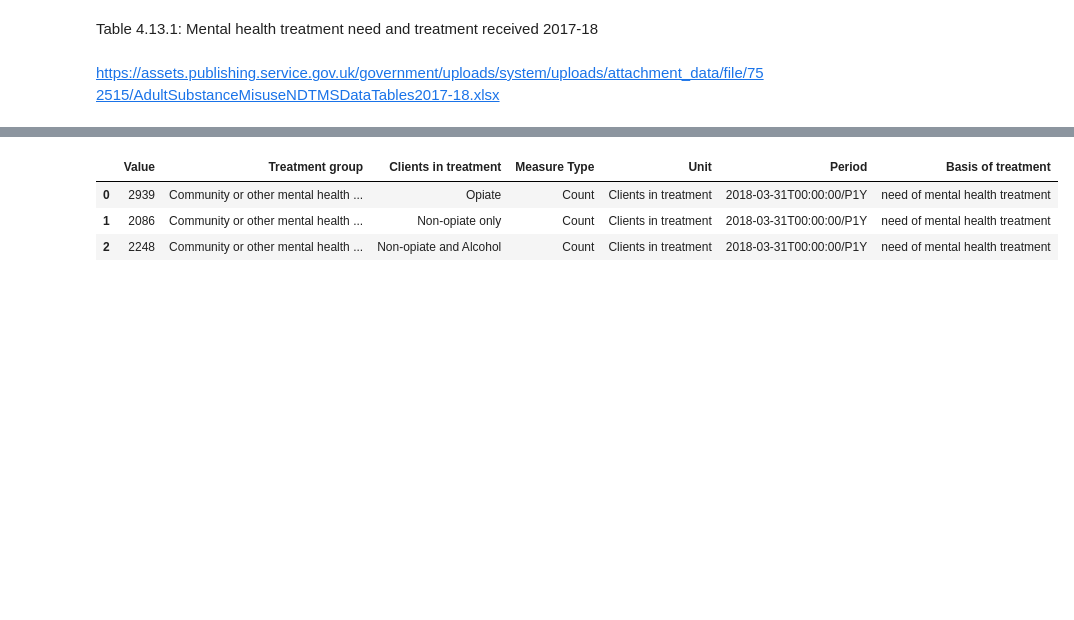
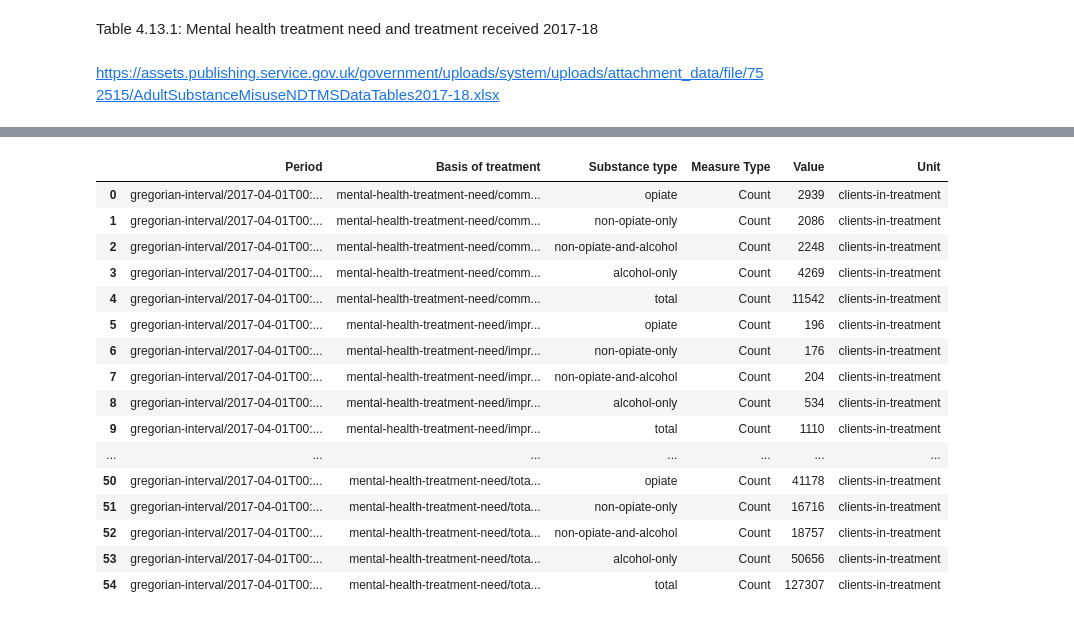
Before and after one commit to GSS-Cogs/PHE-Adult-drug-and-alcohol-treatment-statistics, a Jupyter notebook: Table 4.13.1.ipynb, the cells around one changed output, grey strips where cells are left out. Saved outputs shown, nothing was run; the diff lists cells and outputs as text; code cells hidden in the pictures; blank space fills up the shorter version.

```diff
--- a/Table 4.13.1.ipynb
+++ b/Table 4.13.1.ipynb
@@ -21,9 +21,8 @@ Dimensions = [
             HDim(Substance,'Treatment group',DIRECTLY,LEFT),
             HDim(Clients,'Clients in treatment',CLOSEST,LEFT),
             HDimConst('Measure Type','Count'),
-            HDimConst('Unit','Clients in treatment'),
-            HDimConst('Period', '2018-03-31T00:00:00/P1Y'),
-            HDimConst('Basis of treatment','need of mental health treatment')
+            HDimConst('Unit','clients-in-treatment'),
+            HDimConst('Period', 'gregorian-interval/2017-04-01T00:00:00/P1Y')
             ]
 # %%
 c1 = ConversionSegment(observations, Dimensions, processTIMEUNIT=True)
@@ -59,10 +58,50 @@ new_table['Value'] = new_table['Value'].astype(int)
 new_table['Value'] = new_table['Value'].map(lambda x:''
                                   if (x == '-')
                                   else int(x))
+# %%
+new_table['Basis of treatment'] = new_table['Treatment group'].map(
+    lambda x: {
+        'Mental health treatment need':'mental-health-treatment-need',
+        'Community or other mental health services':'mental-health-treatment-need/community-or-other-mental-health-services',
+        'Improving Access to Psychological Therapies (IAPT)':'mental-health-treatment-need/improving-access-to-psychological-therapies-iapt',
+        'Primary care mental health treatment':'mental-health-treatment-need/primary-care-mental-health-treatment',
+        'NICE recommended mental health treatment':'mental-health-treatment-need/nice-recommended-mental-health-treatment',
+        'Identified space in a health based place of safety for mental health crises':'mental-health-treatment-need/identified-space-in-a-health-based-place-of-safety-for-mental-health-crises',
+        'Total individuals receiving any treatment for mental health':'mental-health-treatment-need/total-individuals-receiving-any-treatment-for-mental-health',
+        'No treatment received for a mental health treatment need':'mental-health-treatment-need/no-treatment-received-for-a-mental-health-treatment-need',
+        'Missing':'mental-health-treatment-need/missing',
+        'Total':'mental-health-treatment-need/total',
+        'Total individuals needing mental health treatment':'mental-health-treatment-need/total-individuals-needing-mental-health-treatment',
+        'Total number of new presentations':'mental-health-treatment-need/total-number-of-new-presentations',
+        }.get(x, x))
+# %%
+import urllib.request as request
+import csv
+import io
+import requests
+vrl="https://raw.githubusercontent.com/ONS-OpenData/ref_alcohol/master/codelists/substance-type.csv"
+t=requests.get(vrl).content
+g=pd.read_csv(io.StringIO(t.decode('utf-8')))
+new_table = pd.merge(new_table, g, how = 'left', left_on = 'Clients in treatment', right_on = 'Label')
+new_table.columns = ['Substance type' if x=='Notation' else x for x in new_table.columns]
+new_table = new_table[['Period','Basis of treatment','Substance type','Measure Type','Value','Unit']]
 # %%
-new_table.head(3)
+new_table
 # %% [output]
-|  | Value | Treatment group | Clients in treatment | Measure Type | Unit | Period | Basis of treatment |
-| 0 | 2939 | Community or other mental health ... | Opiate | Count | Clients in treatment | 2018-03-31T00:00:00/P1Y | need of mental health treatment |
-| 1 | 2086 | Community or other mental health ... | Non-opiate only | Count | Clients in treatment | 2018-03-31T00:00:00/P1Y | need of mental health treatment |
-| 2 | 2248 | Community or other mental health ... | Non-opiate and Alcohol | Count | Clients in treatment | 2018-03-31T00:00:00/P1Y | need of mental health treatment |
+|  | Period | Basis of treatment | Substance type | Measure Type | Value | Unit |
+| 0 | gregorian-interval/2017-04-01T00:... | mental-health-treatment-need/comm... | opiate | Count | 2939 | clients-in-treatment |
+| 1 | gregorian-interval/2017-04-01T00:... | mental-health-treatment-need/comm... | non-opiate-only | Count | 2086 | clients-in-treatment |
+| 2 | gregorian-interval/2017-04-01T00:... | mental-health-treatment-need/comm... | non-opiate-and-alcohol | Count | 2248 | clients-in-treatment |
+| 3 | gregorian-interval/2017-04-01T00:... | mental-health-treatment-need/comm... | alcohol-only | Count | 4269 | clients-in-treatment |
+| 4 | gregorian-interval/2017-04-01T00:... | mental-health-treatment-need/comm... | total | Count | 11542 | clients-in-treatment |
+| 5 | gregorian-interval/2017-04-01T00:... | mental-health-treatment-need/impr... | opiate | Count | 196 | clients-in-treatment |
+| 6 | gregorian-interval/2017-04-01T00:... | mental-health-treatment-need/impr... | non-opiate-only | Count | 176 | clients-in-treatment |
+| 7 | gregorian-interval/2017-04-01T00:... | mental-health-treatment-need/impr... | non-opiate-and-alcohol | Count | 204 | clients-in-treatment |
+| 8 | gregorian-interval/2017-04-01T00:... | mental-health-treatment-need/impr... | alcohol-only | Count | 534 | clients-in-treatment |
+| 9 | gregorian-interval/2017-04-01T00:... | mental-health-treatment-need/impr... | total | Count | 1110 | clients-in-treatment |
+| ... | ... | ... | ... | ... | ... | ... |
+| 50 | gregorian-interval/2017-04-01T00:... | mental-health-treatment-need/tota... | opiate | Count | 41178 | clients-in-treatment |
+| 51 | gregorian-interval/2017-04-01T00:... | mental-health-treatment-need/tota... | non-opiate-only | Count | 16716 | clients-in-treatment |
+| 52 | gregorian-interval/2017-04-01T00:... | mental-health-treatment-need/tota... | non-opiate-and-alcohol | Count | 18757 | clients-in-treatment |
+| 53 | gregorian-interval/2017-04-01T00:... | mental-health-treatment-need/tota... | alcohol-only | Count | 50656 | clients-in-treatment |
+| 54 | gregorian-interval/2017-04-01T00:... | mental-health-treatment-need/tota... | total | Count | 127307 | clients-in-treatment |
```
Also changed, not shown: parts of 4 cells of this notebook, 17 other files.
